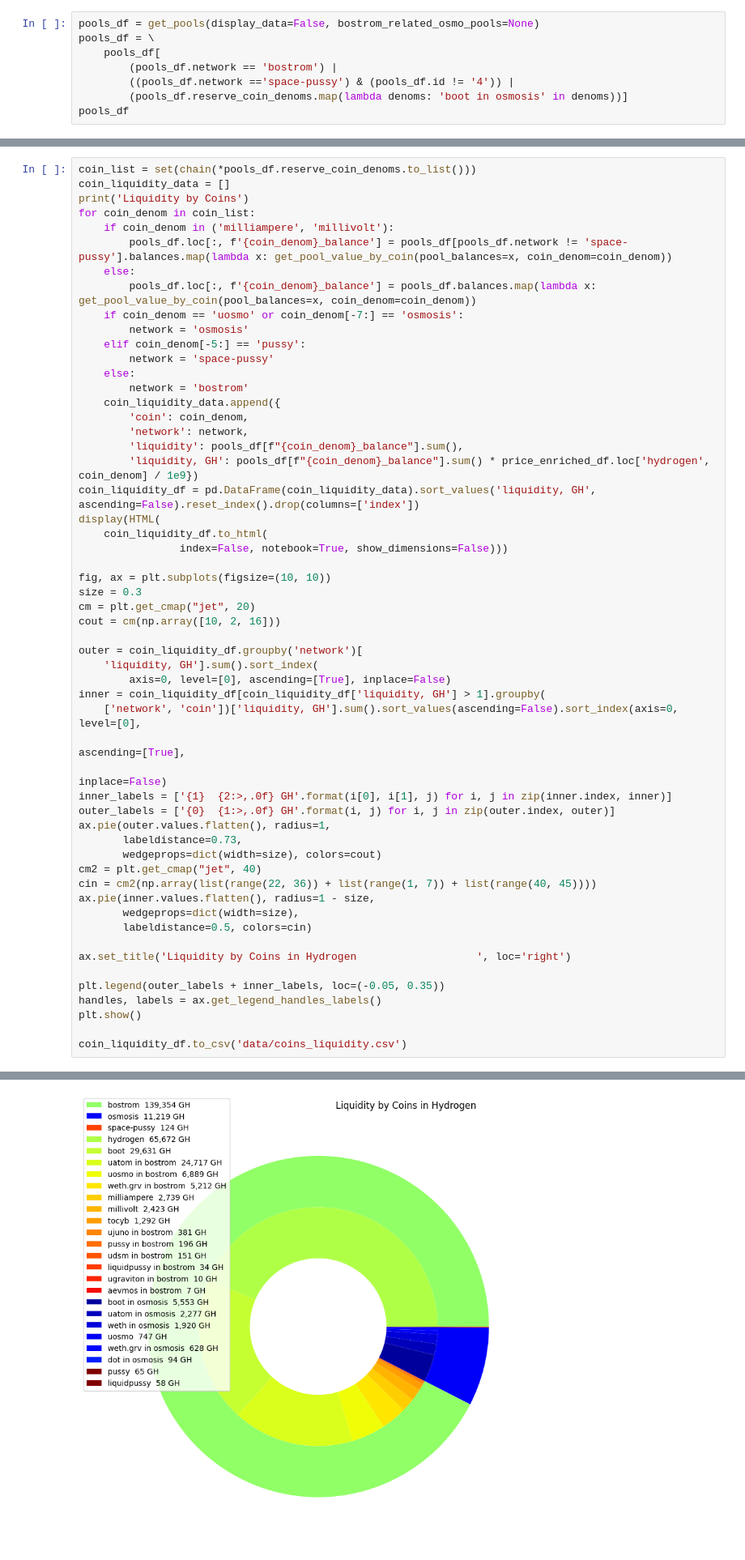
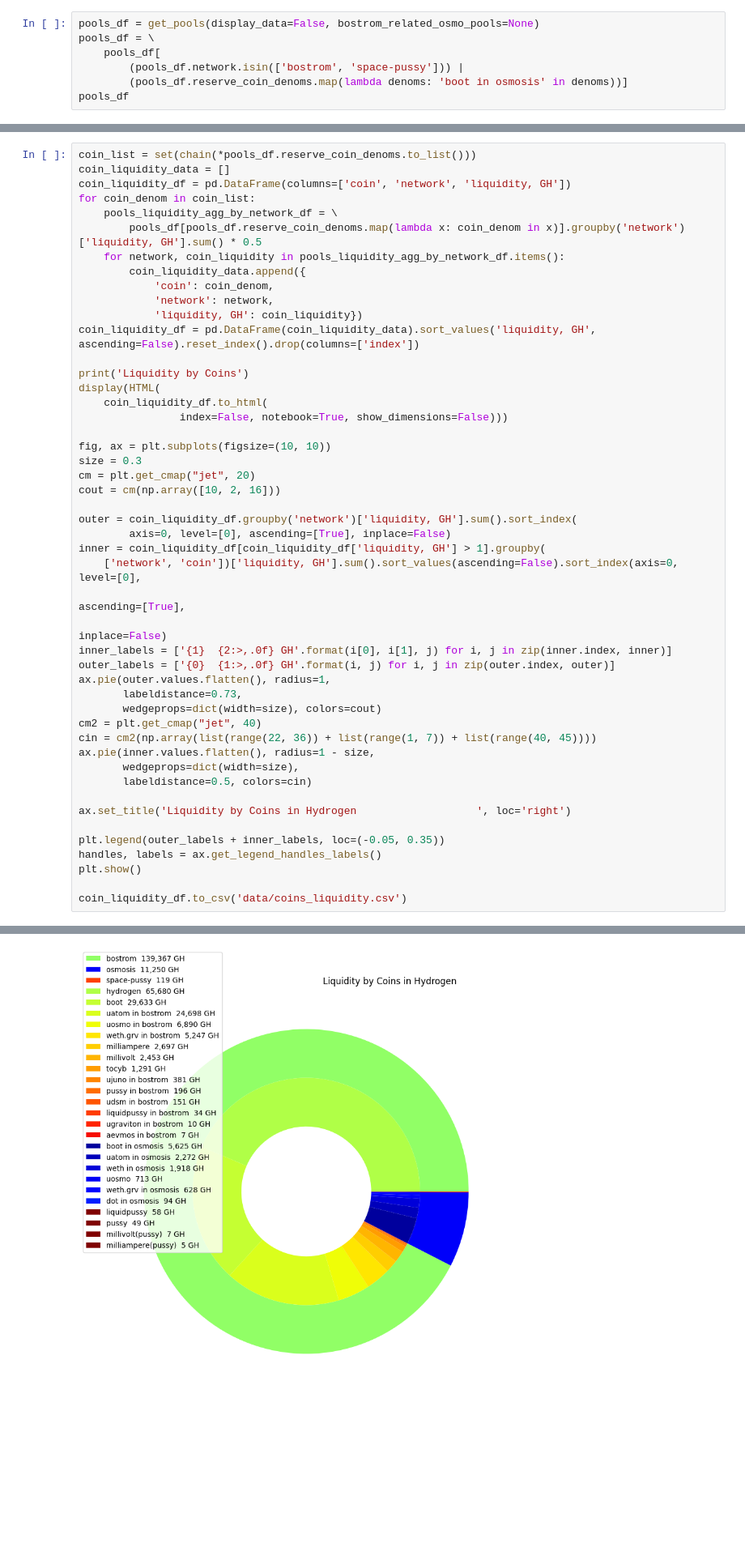
Before and after one commit to Snedashkovsky/cyber-arbitrage, a Jupyter notebook: pools_liquidity_in_gh.ipynb, the cells around one changed output, grey strips where cells are left out. Shown at 81% size. Saved outputs shown, nothing was run; the diff lists cells and outputs as text; blank space fills up the shorter version.

Commit message:
- fix and recalculate Pools Liquidity - refactor the price calculation

```diff
--- a/pools_liquidity_in_gh.ipynb
+++ b/pools_liquidity_in_gh.ipynb
@@ -14,8 +14,7 @@ from src.data_extractors import get_pools, get_prices, get_price_enriched
 pools_df = get_pools(display_data=False, bostrom_related_osmo_pools=None)
 pools_df = \
     pools_df[
-        (pools_df.network == 'bostrom') |
-        ((pools_df.network =='space-pussy') & (pools_df.id != '4')) |
+        (pools_df.network.isin(['bostrom', 'space-pussy'])) |
         (pools_df.reserve_coin_denoms.map(lambda denoms: 'boot in osmosis' in denoms))]
 pools_df
 # %% [output]
@@ -174,24 +171,18 @@ Total liquidity: 150,705 GH
 # %%
 coin_list = set(chain(*pools_df.reserve_coin_denoms.to_list()))
 coin_liquidity_data = []
+coin_liquidity_df = pd.DataFrame(columns=['coin', 'network', 'liquidity, GH'])
+for coin_denom in coin_list:
+    pools_liquidity_agg_by_network_df = \
+        pools_df[pools_df.reserve_coin_denoms.map(lambda x: coin_denom in x)].groupby('network')['liquidity, GH'].sum() * 0.5
+    for network, coin_liquidity in pools_liquidity_agg_by_network_df.items():
+        coin_liquidity_data.append({
+            'coin': coin_denom,
+            'network': network,
+            'liquidity, GH': coin_liquidity})
+coin_liquidity_df = pd.DataFrame(coin_liquidity_data).sort_values('liquidity, GH', ascending=False).reset_index().drop(columns=['index'])
+
 print('Liquidity by Coins')
-for coin_denom in coin_list:
-    if coin_denom in ('milliampere', 'millivolt'):
-        pools_df.loc[:, f'{coin_denom}_balance'] = pools_df[pools_df.network != 'space-pussy'].balances.map(lambda x: get_pool_value_by_coin(pool_balances=x, coin_denom=coin_denom))
-    else:
-        pools_df.loc[:, f'{coin_denom}_balance'] = pools_df.balances.map(lambda x: get_pool_value_by_coin(pool_balances=x, coin_denom=coin_denom))
-    if coin_denom == 'uosmo' or coin_denom[-7:] == 'osmosis':
-        network = 'osmosis'
-    elif coin_denom[-5:] == 'pussy':
-        network = 'space-pussy'
-    else:
-        network = 'bostrom'
-    coin_liquidity_data.append({
-        'coin': coin_denom,
-        'network': network,
-        'liquidity': pools_df[f"{coin_denom}_balance"].sum(),
-        'liquidity, GH': pools_df[f"{coin_denom}_balance"].sum() * price_enriched_df.loc['hydrogen', coin_denom] / 1e9})
-coin_liquidity_df = pd.DataFrame(coin_liquidity_data).sort_values('liquidity, GH', ascending=False).reset_index().drop(columns=['index'])
 display(HTML(
     coin_liquidity_df.to_html(
                 index=False, notebook=True, show_dimensions=False)))
@@ -201,8 +192,7 @@ size = 0.3
 cm = plt.get_cmap("jet", 20)
 cout = cm(np.array([10, 2, 16]))
 
-outer = coin_liquidity_df.groupby('network')[
-    'liquidity, GH'].sum().sort_index(
+outer = coin_liquidity_df.groupby('network')['liquidity, GH'].sum().sort_index(
         axis=0, level=[0], ascending=[True], inplace=False)
 inner = coin_liquidity_df[coin_liquidity_df['liquidity, GH'] > 1].groupby(
     ['network', 'coin'])['liquidity, GH'].sum().sort_values(ascending=False).sort_index(axis=0, level=[0],
@@ -248 +238 @@ Liquidity by Coins
-[figure, old version]
+[figure, new version]
```
Also changed, not shown: parts of 5 cells of this notebook, 1 other file.
